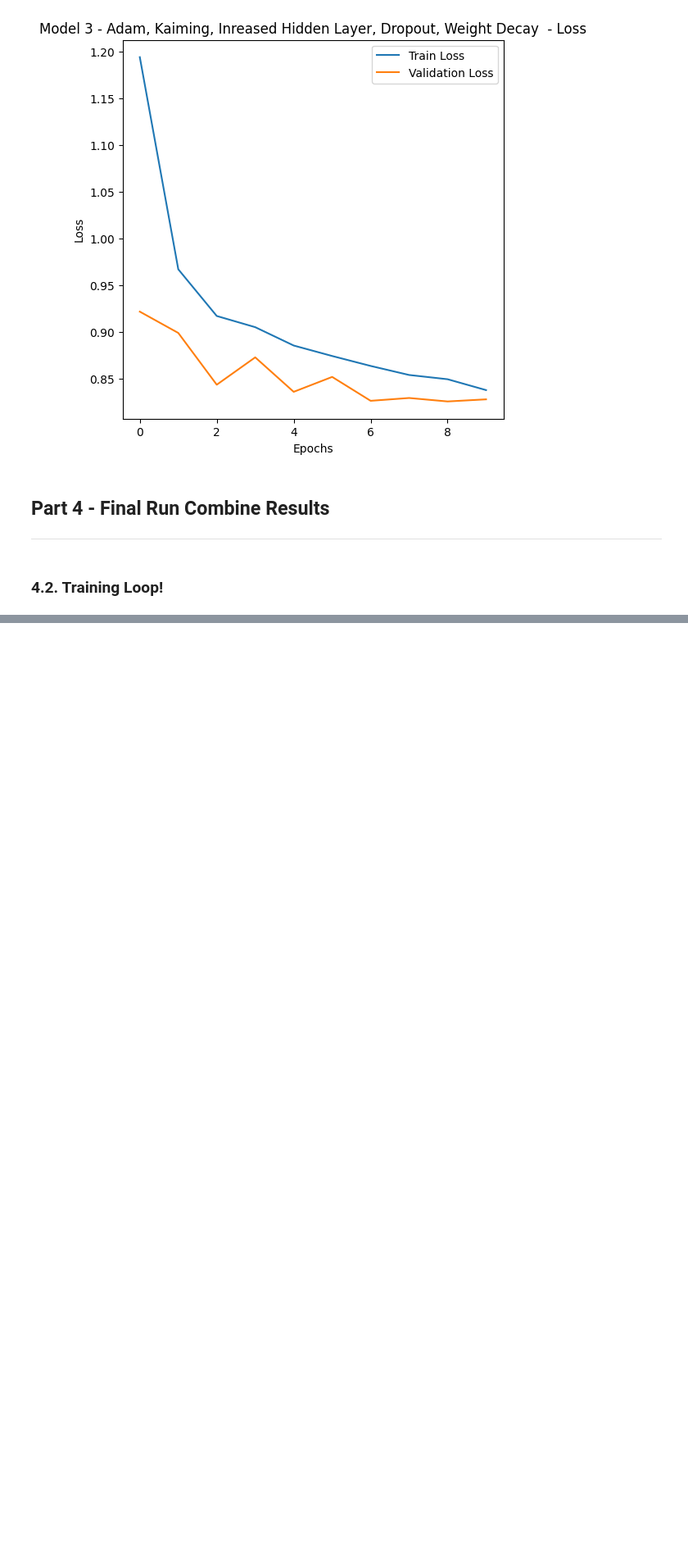
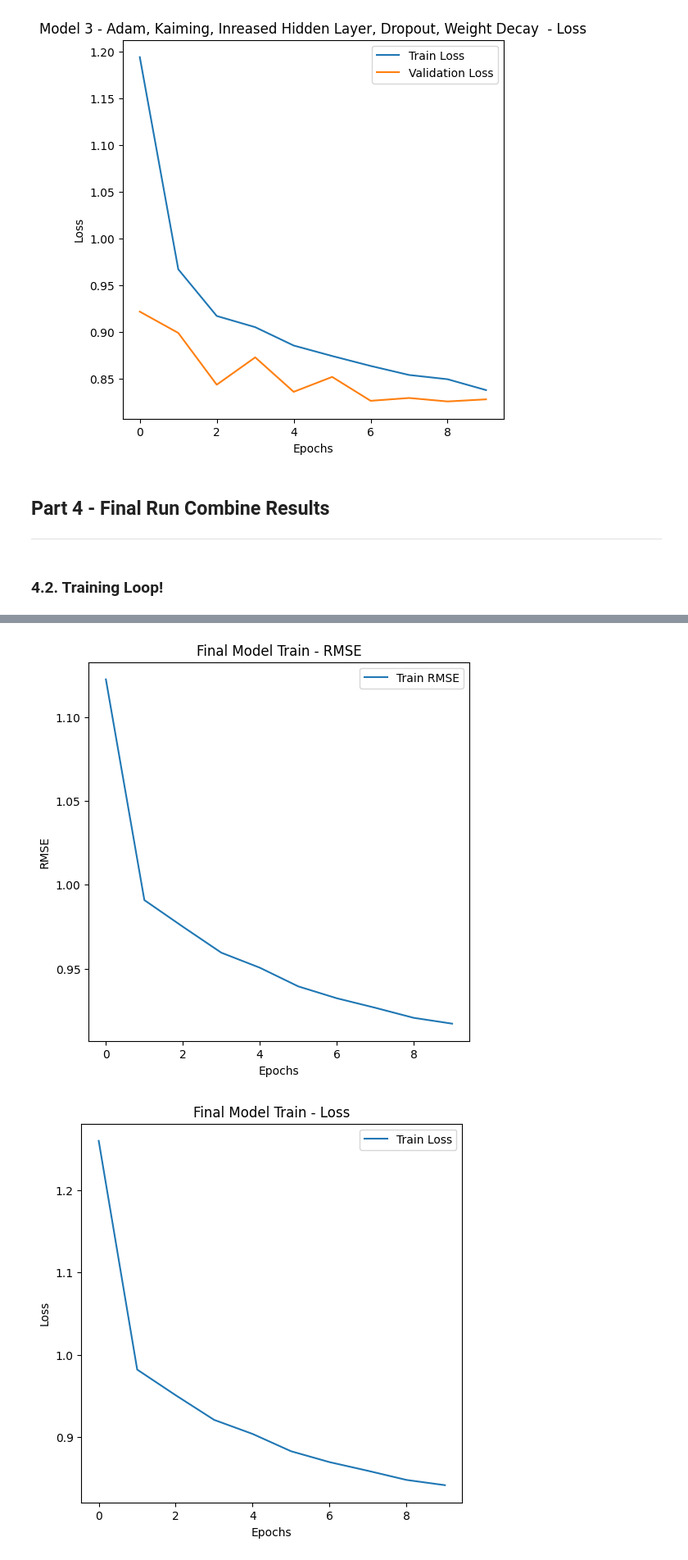
Before and after one commit to SudeshKumarSK/Cine-Match, a Jupyter notebook: Notebooks/Hybrid_Recommender.ipynb, the cells around one changed output, grey strips where cells are left out. Shown at 82% size. Cells and saved outputs as stored; diff of their text form; code cells hidden in the pictures; blank space fills up the shorter version.

Commit message:
Updates Final Train - Hybrid

```diff
--- a/Notebooks/Hybrid_Recommender.ipynb
+++ b/Notebooks/Hybrid_Recommender.ipynb
@@ -1182,9 +1185,7 @@ Training complete.
 # %%
-combined_train_val_dataset = torch.utils.data.ConcatDataset([train_dataset, val_dataset])
-combined_train_val_loader = torch.utils.data.DataLoader(combined_train_val_dataset, batch_size=64, shuffle=True)
 
 # Initialize the modified Model 3
-dropout_rate = 0.3
+dropout_rate = 0.35
 model_3 = MovieModel(embedding_dim=128, num_users=num_users, num_movies=num_movies, bert_embedding_dim=772, dropout_rate=dropout_rate)
 
 # Optimizer with weight decay
@@ -1192,6 +1193,4 @@ optimizer_3 = optim.Adam(model_3.parameters(), lr=0.001, weight_decay=0.01)
 # %% [markdown]
 ### 4.2. Training Loop!
 # %%
-train_losses, val_losses, train_rmse_values, val_rmse_values = train_model(model_3, combined_train_val_loader, optimizer_3, criterion, num_epochs=10, model_num="Final_Model_Full")
-
-plot_training_results(train_losses, val_losses, train_rmse_values, val_rmse_values, "Final Model Full")
+train_losses,  train_rmse_values = final_train(model_3, combined_train_val_loader, optimizer_3, criterion, num_epochs=10, model_num="Final_Model_Full")
@@ -1197,0 +1203,20 @@ plot_training_results(train_losses, val_losses, train_rmse_values, val_rmse_valu
+# %%
+plt.figure(figsize=(6, 6))
+plt.plot(train_rmse_values, label='Train RMSE')
+plt.title(f'Final Model Train - RMSE')
+plt.xlabel('Epochs')
+plt.ylabel('RMSE')
+plt.legend()
+plt.show()
+
+# Plotting Loss
+plt.figure(figsize=(6, 6))
+plt.plot(train_losses, label='Train Loss')
+plt.title(f'Final Model Train - Loss')
+plt.xlabel('Epochs')
+plt.ylabel('Loss')
+plt.legend()
+plt.show()
+# %% [output]
+[figure, added]
+[figure, added]
```
Also changed, not shown: parts of 13 cells of this notebook.
